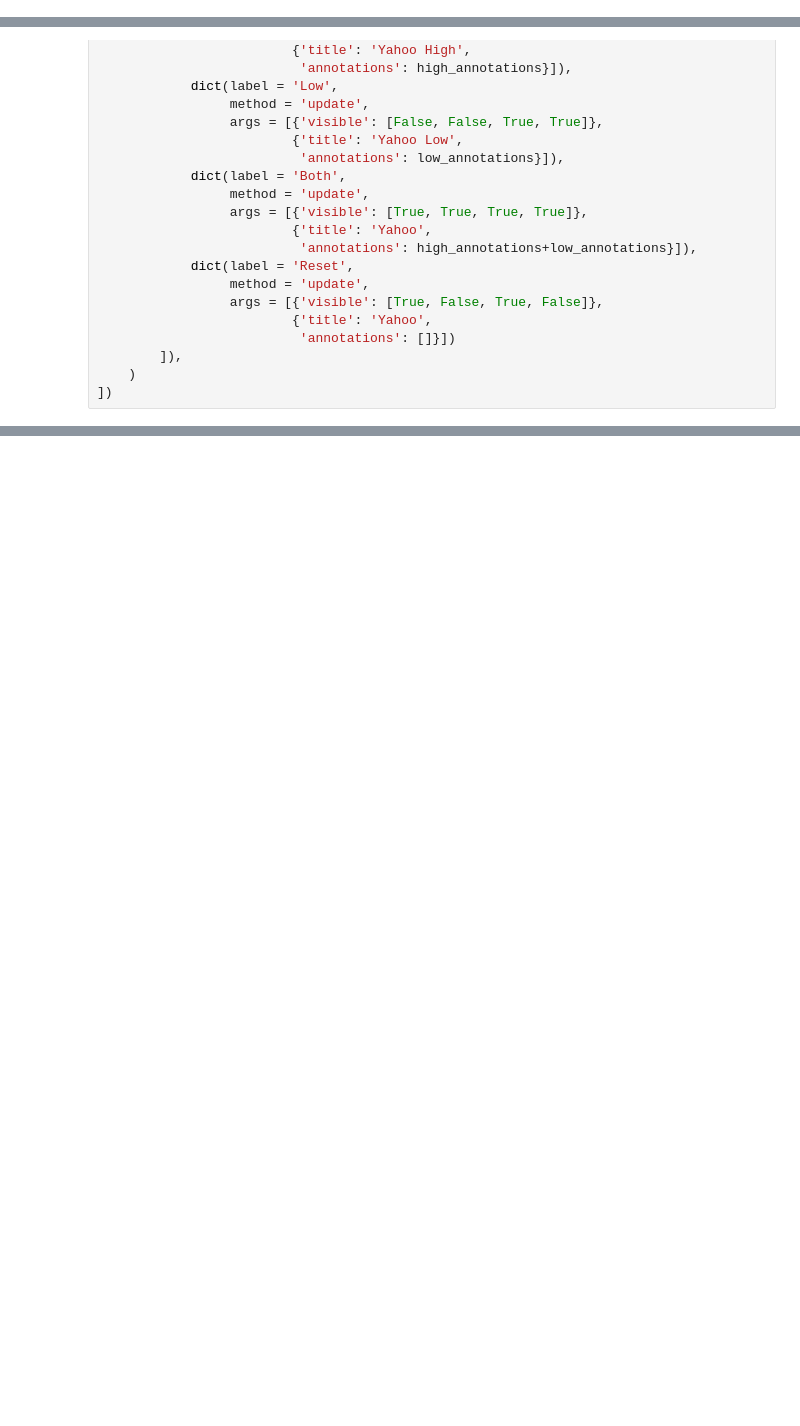
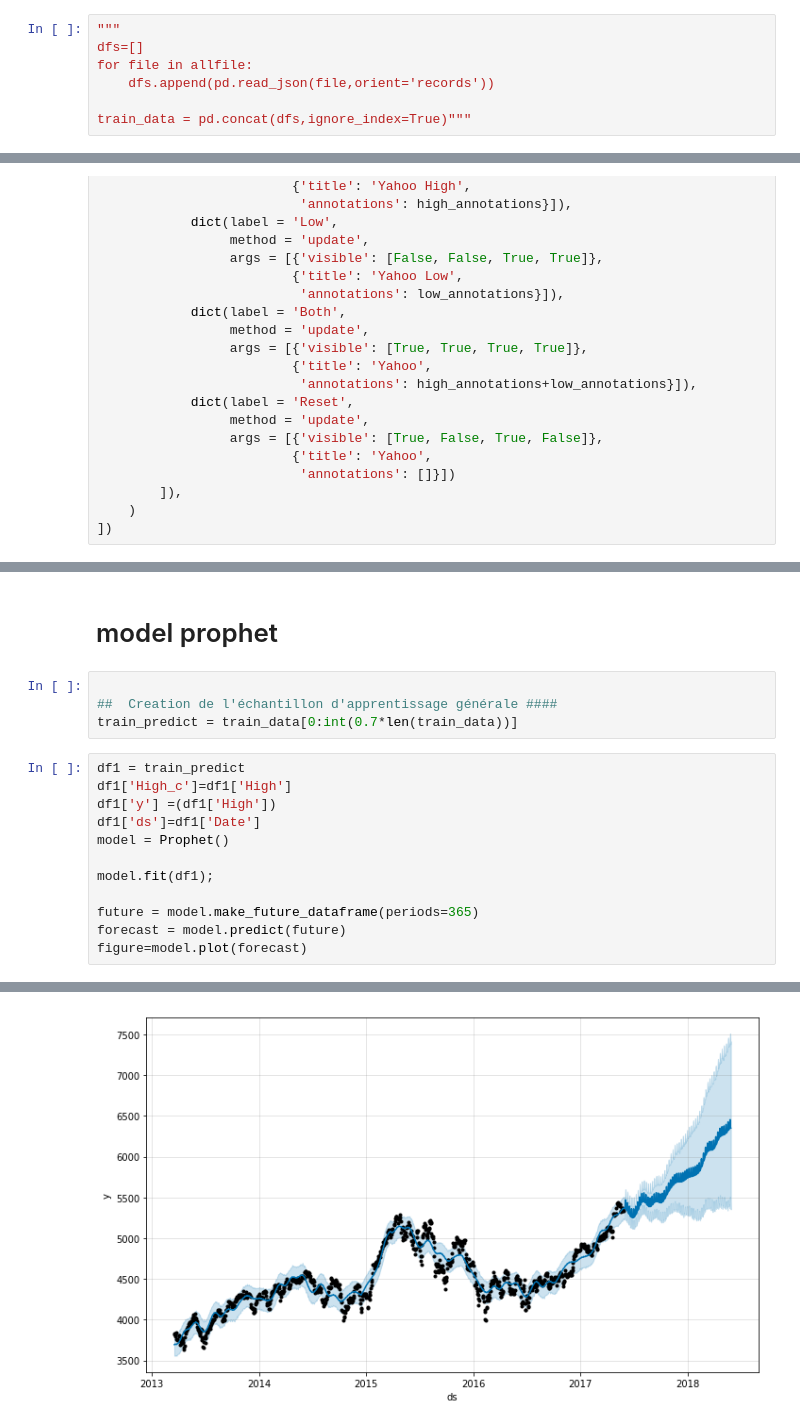
Before and after one commit to seydouniar/MarathonWeb, a Jupyter notebook: CAC40/Untitled.ipynb, the cells around one changed output, grey strips where cells are left out. Saved outputs shown, nothing was run; the diff lists cells and outputs as text; blank space fills up the shorter version.

```diff
--- a/CAC40/Untitled.ipynb
+++ b/CAC40/Untitled.ipynb
@@ -63,0 +29,7 @@ pl.offline.plot(data)
+# %%
+"""
+dfs=[]
+for file in allfile:
+    dfs.append(pd.read_json(file,orient='records'))
+
+train_data = pd.concat(dfs,ignore_index=True)"""
@@ -186,0 +167,19 @@ Your filename `update_button'` didn't end with .html. Adding .html to the end of
+# %% [markdown]
+# model prophet
+# %%
+
+##  Creation de l'échantillon d'apprentissage générale ####
+train_predict = train_data[0:int(0.7*len(train_data))]
+# %%
+df1 = train_predict
+df1['High_c']=df1['High']
+df1['y'] =(df1['High'])
+df1['ds']=df1['Date']
+model = Prophet()
+
+model.fit(df1);
+
+future = model.make_future_dataframe(periods=365)
+forecast = model.predict(future)
+figure=model.plot(forecast)
+# %% [output]
@@ -186,0 +203 @@ Your filename `update_button'` didn't end with .html. Adding .html to the end of
+[figure, added]
```
Also changed, not shown: parts of 23 cells of this notebook, 3 other files.
